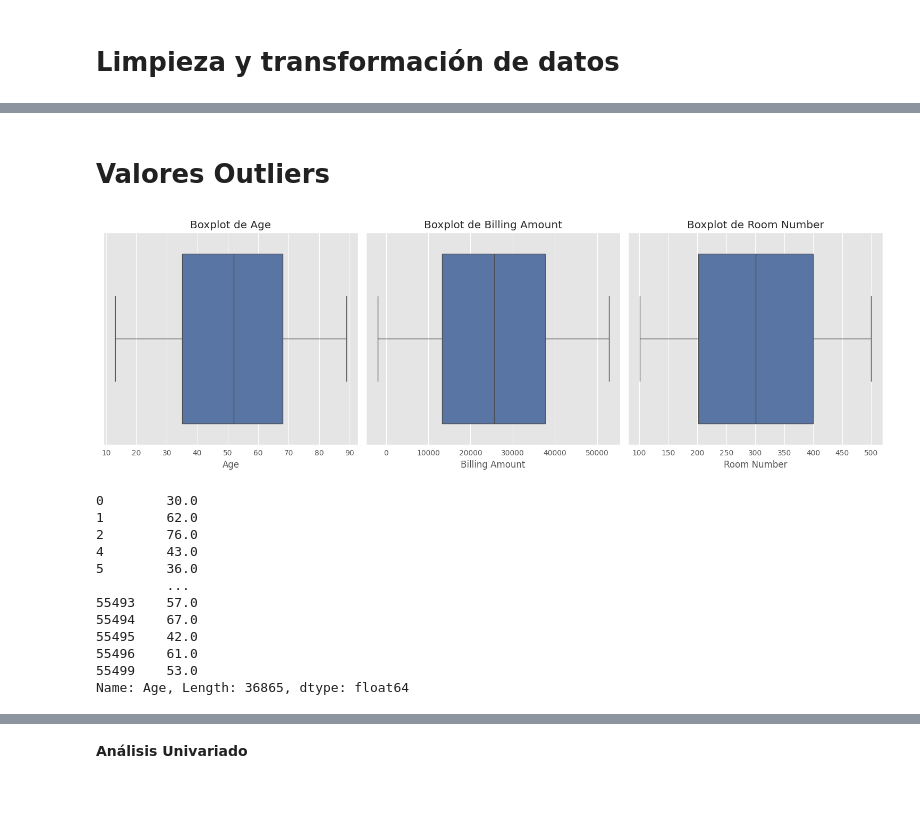
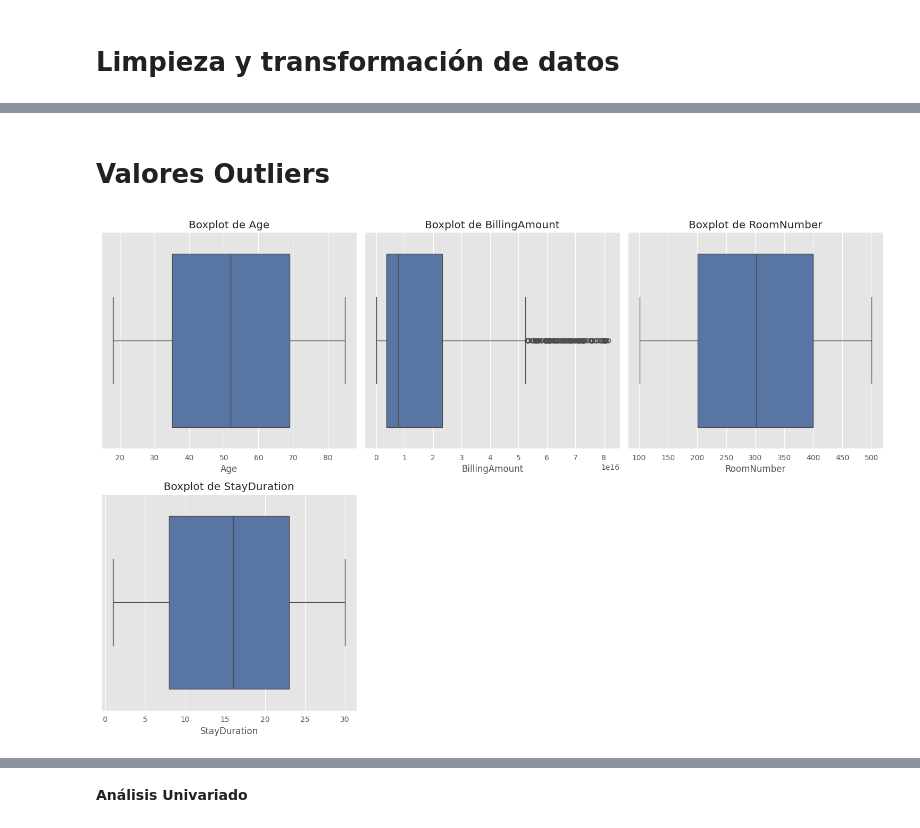
Before and after one commit to Cordobes1974/DataScience, a Jupyter notebook: ProyectoDS_ParteI_Rodrigo_Casas.ipynb, the cells around one changed output, grey strips where cells are left out. Saved outputs shown, nothing was run; the diff lists cells and outputs as text; code cells hidden in the pictures; blank space fills up the shorter version.

Commit message:
Se creó con Colab

```diff
--- a/ProyectoDS_ParteI_Rodrigo_Casas.ipynb
+++ b/ProyectoDS_ParteI_Rodrigo_Casas.ipynb
@@ -203,0 +181,5 @@ healthcare.dropna(inplace=True)
+# %%
+# Cambié a Archivo Tipo: Libro de Excel, (Formato .xlsx); habiendo realizado previamente, la Separación de Texto en Columna, (Separado por Comas).
+# Con el objetivo de solucionar el inconveniente con múltiples filas NaN.
+# Además debí reducir a la mitad, la cantidad de Filas, ya que al realizar el tratamiento y análisis; me quedaba sin RAM en Colab.
+df=pd.read_excel(pathCurso+'/healthcare_dataset BACKUP.xlsx')
@@ -203,0 +238,20 @@ healthcare.dropna(inplace=True)
+# %%
+# Tamaño del conjunto de datos
+print("Filas, columnas: ", df.shape)
+
+# Nombres de las variables
+print("\nNombres de las variables: \n", df.columns)
+
+# Tipo de datos de cada variable
+print("\nTipos de datos: \n", df.dtypes)
+
+# Contar cada Tipo de Variable
+df.dtypes.value_counts()
+
+# Estadísticas descriptivas de las variables numéricas
+print("\nEstadísticas descriptivas: \n", df.describe(include=[np.number]))
+
+# Frecuencia de valores únicos en las variables categóricas
+for col in df.select_dtypes(include=['object']).columns:
+    print("\nFrecuencia de valores únicos de", col)
+    print(df[col].value_counts())
@@ -203,0 +349,4 @@ healthcare.dropna(inplace=True)
+# %%
+# Agrego StayDuration. Otro parámetro a cruzar, por ejemplo, con Billing Amount
+df['StayDuration'] = (df['DischargeDate'] - df['DateofAdmission']).dt.days
+print(df['StayDuration'].describe())
@@ -262,38 +455,23 @@ healthcare.duplicated().sum()
 # %% [markdown]
-# Valores Outliers
+# **Valores Outliers**
 # %%
-numeric_columns = healthcare.select_dtypes(include=['int64', 'float64'])
+numeric_columns = df.select_dtypes(include=['int64', 'float64'])
 
-# Calcular el número de filas y columnas para los subgráficos
+# Calculo el número de filas y columnas para los subgráficos
 num_vars = len(numeric_columns.columns)
 num_rows = (num_vars // 3) + (1 if num_vars % 3 > 0 else 0)
 num_cols = min(num_vars, 3)
 
-# Configurar el tamaño de la figura
+# Configuro el tamaño de la figura
 plt.figure(figsize=(15, 5*num_rows))
 
-# Generar y mostrar los diagramas de caja para cada variable numérica
+# Genero y muestro los diagramas de caja, para cada variable numérica
 for i, col in enumerate(numeric_columns.columns):
     plt.subplot(num_rows, num_cols, i+1)
-    sns.boxplot(x=healthcare[col])
+    sns.boxplot(x=df[col])
     plt.title("Boxplot de {}".format(col))
     plt.tight_layout()
 
 plt.show()
 # %% [output]
-[figure, old version]
+[figure, new version]
-# %%
-healthcare["Age"]
-# %% [output]
-0        30.0
-1        62.0
-2        76.0
-4        43.0
-5        36.0
-         ...
-55493    57.0
-55494    67.0
-55495    42.0
-55496    61.0
-55499    53.0
-Name: Age, Length: 36865, dtype: float64
```
Also changed, not shown: parts of 126 cells of this notebook.
